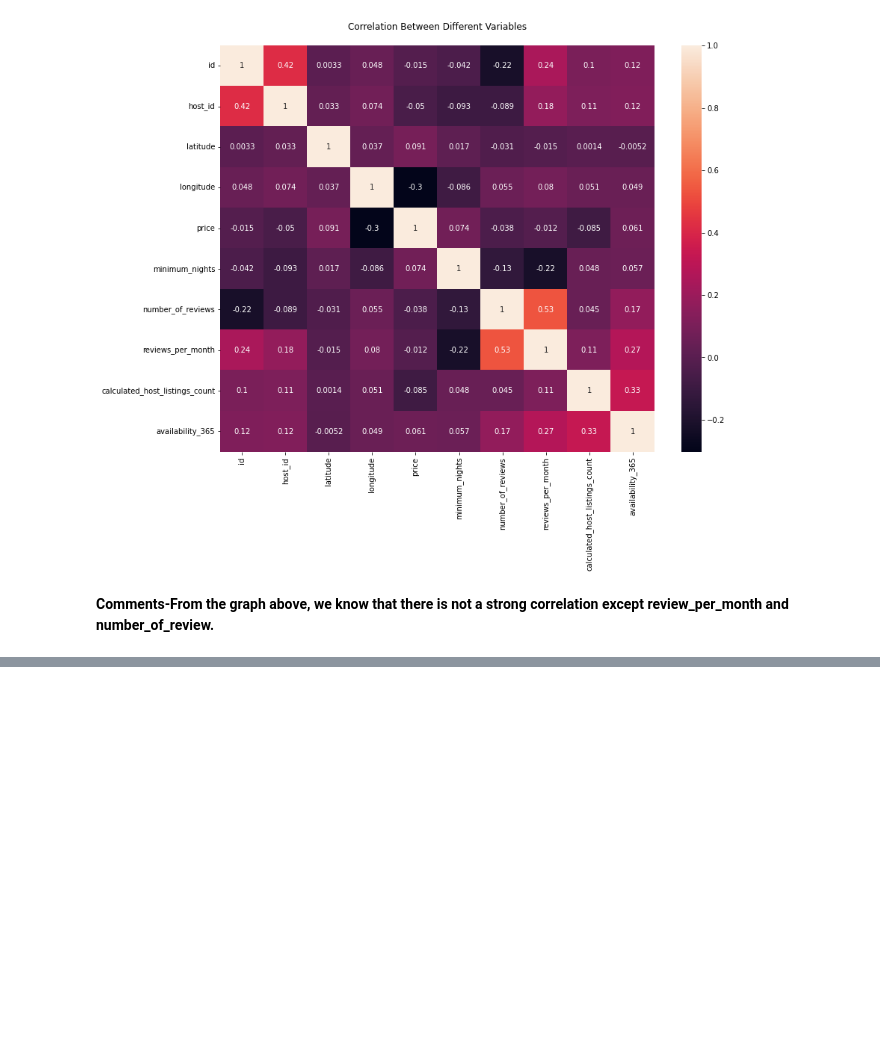
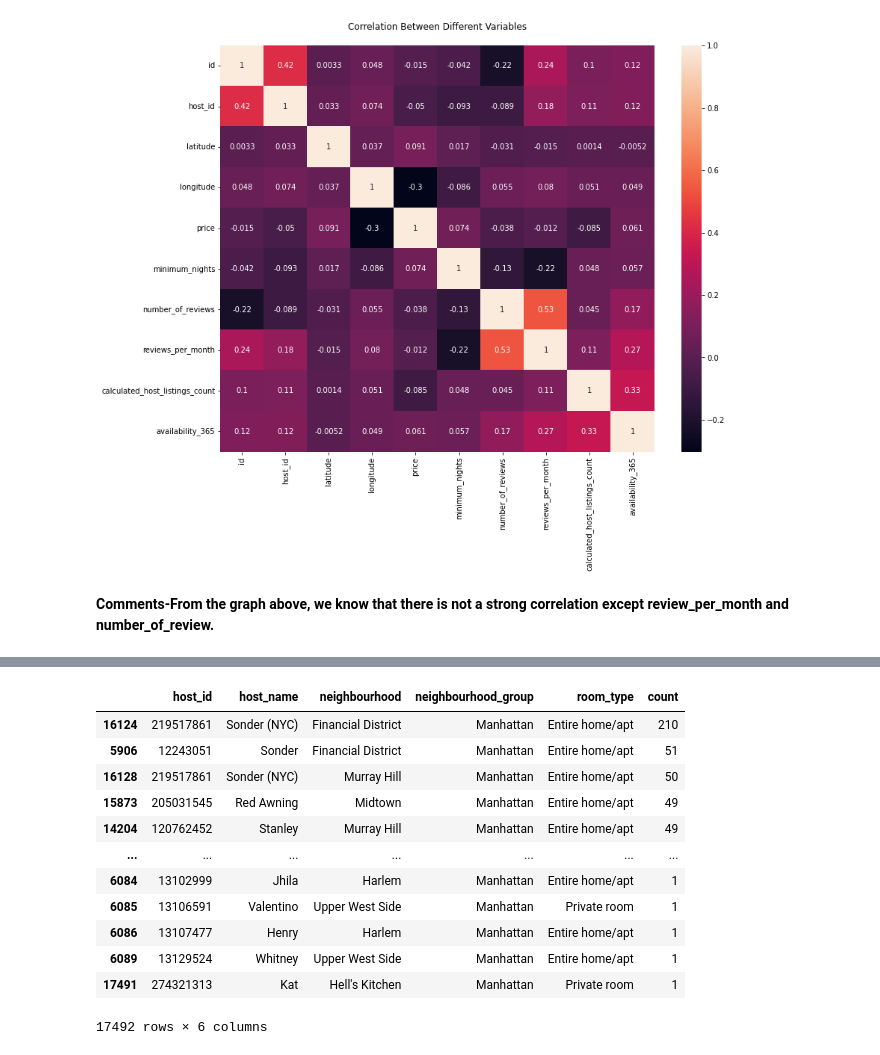
Before and after one commit to KaiwalyaZ/Airbnb-booking-analysis, a Jupyter notebook: Airbnb_Booking_Analysis_Kaiwalya.ipynb, the cells around one changed output, grey strips where cells are left out. Saved outputs shown, nothing was run; the diff lists cells and outputs as text; code cells hidden in the pictures; blank space fills up the shorter version.

```diff
--- a/Airbnb_Booking_Analysis_Kaiwalya.ipynb
+++ b/Airbnb_Booking_Analysis_Kaiwalya.ipynb
@@ -229,0 +328,18 @@ plt.show()
+# %%
+manhattan = ABA[ABA['neighbourhood_group']=='Manhattan']
+list_manhattan = manhattan.groupby(['host_id','host_name','neighbourhood','neighbourhood_group','room_type']).size().reset_index(name='count').sort_values(by=['count'],ascending=False)
+list_manhattan
+# %% [output]
+|  | host_id | host_name | neighbourhood | neighbourhood_group | room_type | count |
+| 16124 | 219517861 | Sonder (NYC) | Financial District | Manhattan | Entire home/apt | 210 |
+| 5906 | 12243051 | Sonder | Financial District | Manhattan | Entire home/apt | 51 |
+| 16128 | 219517861 | Sonder (NYC) | Murray Hill | Manhattan | Entire home/apt | 50 |
+| 15873 | 205031545 | Red Awning | Midtown | Manhattan | Entire home/apt | 49 |
+| 14204 | 120762452 | Stanley | Murray Hill | Manhattan | Entire home/apt | 49 |
+| ... | ... | ... | ... | ... | ... | ... |
+| 6084 | 13102999 | Jhila | Harlem | Manhattan | Entire home/apt | 1 |
+| 6085 | 13106591 | Valentino | Upper West Side | Manhattan | Private room | 1 |
+| 6086 | 13107477 | Henry | Harlem | Manhattan | Entire home/apt | 1 |
+| 6089 | 13129524 | Whitney | Upper West Side | Manhattan | Entire home/apt | 1 |
+| 17491 | 274321313 | Kat | Hell's Kitchen | Manhattan | Private room | 1 |
+17492 rows × 6 columns
```
Also changed, not shown: parts of 16 cells of this notebook.
